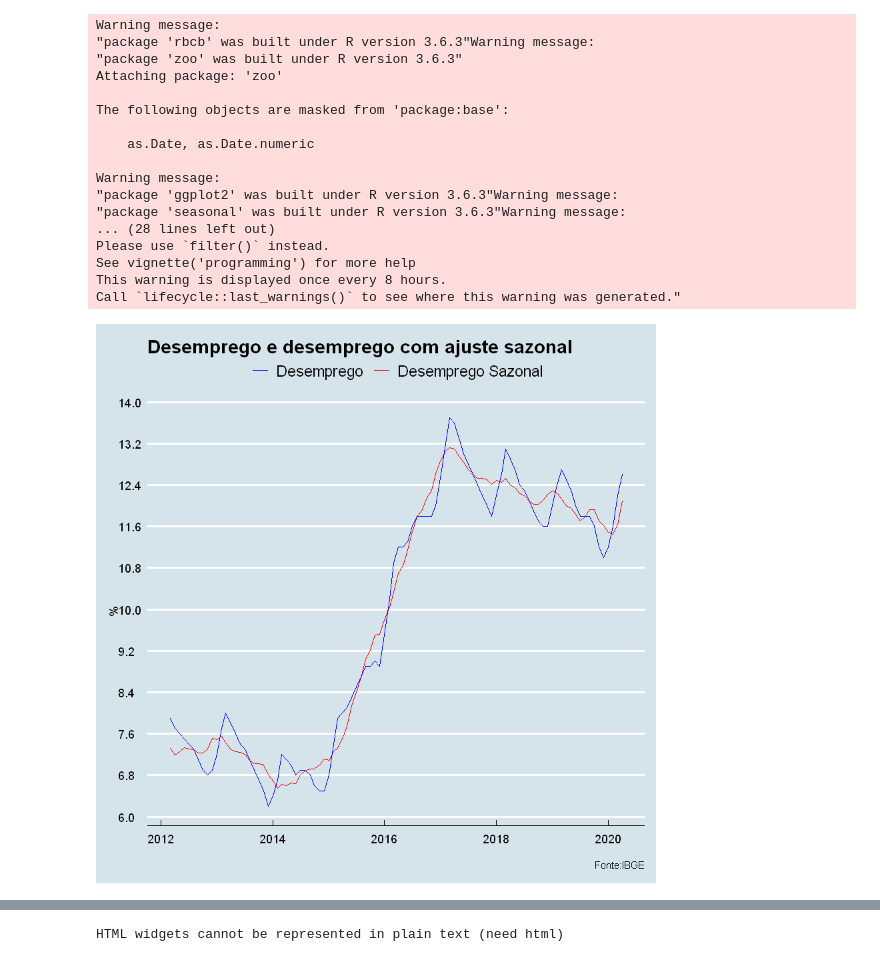
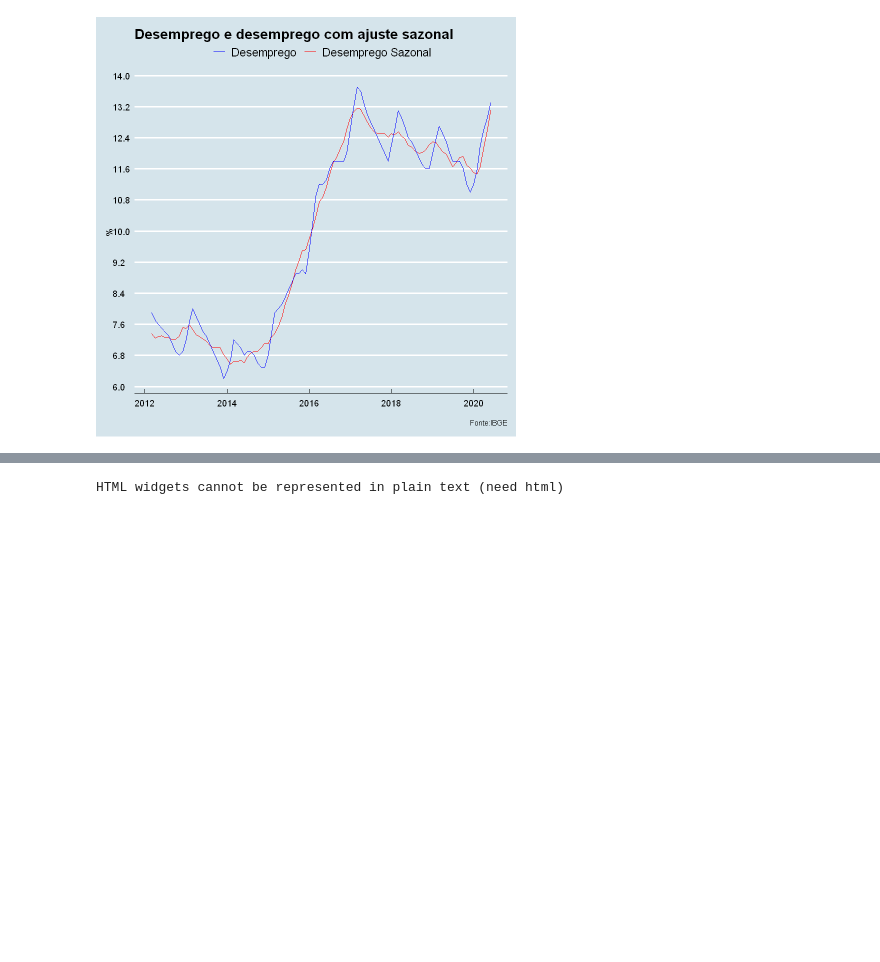
Before and after one commit to GabrielMarquezMatte/Meus-Arquivos, a Jupyter notebook: Economia/Desemprego.ipynb, the cells around one changed output, grey strips where cells are left out. Drawn from its saved outputs; the diff is of its cells as text; code cells hidden in the pictures; blank space fills up the shorter version.

```diff
--- a/Economia/Desemprego.ipynb
+++ b/Economia/Desemprego.ipynb
@@ -1,45 +9,21 @@
 # %%
-library(rbcb)
-library(zoo)
-library(ggplot2)
-library(seasonal)
-library(seasonalview)
-library(ggthemes)
-library(ipeadatar)
 desem <- ipeadata("PAN12_TDESOC12", language = "br")
 desemp <- data.frame(Desemprego = desem$value)
 desem_saz <- seas(ts(desem$value, start = c(2012,03), frequency = 12), arima.model = "(1 0 1)(0 1 1)")
 desem_saz1 <- data.frame(desem_saz$data)$final
 desem_saz1 <- data.frame(desemprego = desemp,desemprego_sazonal = desem_saz1,
-                         Data = seq(as.Date("2012-03-01"), as.Date("2020-04-01"), "1 month"))
+                         Data = seq(as.Date("2012-03-01"), as.Date("2020-06-01"), "1 month"))
 ggplot(desem_saz1, aes(x = Data))+
   geom_line(aes(y = desemprego_sazonal, colour = "Desemprego Sazonal"))+
   geom_line(aes(y = Desemprego, colour = "Desemprego"))+
   scale_colour_manual("", values = c("Desemprego Sazonal" = "red",
                                      "Desemprego" = "blue"))+
   labs(x = "", y = "%", title = "Desemprego e desemprego com ajuste sazonal",
        caption = "Fonte:IBGE")+
   theme_economist()+
   scale_y_continuous(breaks = seq(6,14,0.8))
 # %% [output]
-Warning message:
-"package 'rbcb' was built under R version 3.6.3"Warning message:
-"package 'zoo' was built under R version 3.6.3"
-Attaching package: 'zoo'
-
-The following objects are masked from 'package:base':
-
-    as.Date, as.Date.numeric
-
-Warning message:
-"package 'ggplot2' was built under R version 3.6.3"Warning message:
-"package 'seasonal' was built under R version 3.6.3"Warning message:
-... (28 lines left out)
-Please use `filter()` instead.
-See vignette('programming') for more help
-This warning is displayed once every 8 hours.
-Call `lifecycle::last_warnings()` to see where this warning was generated."
-[figure, old version]
+[figure, new version]
 # %%
 summary(desem_saz)
 # %% [output]
```
Also changed, not shown: parts of 4 cells of this notebook, 6 other files.
